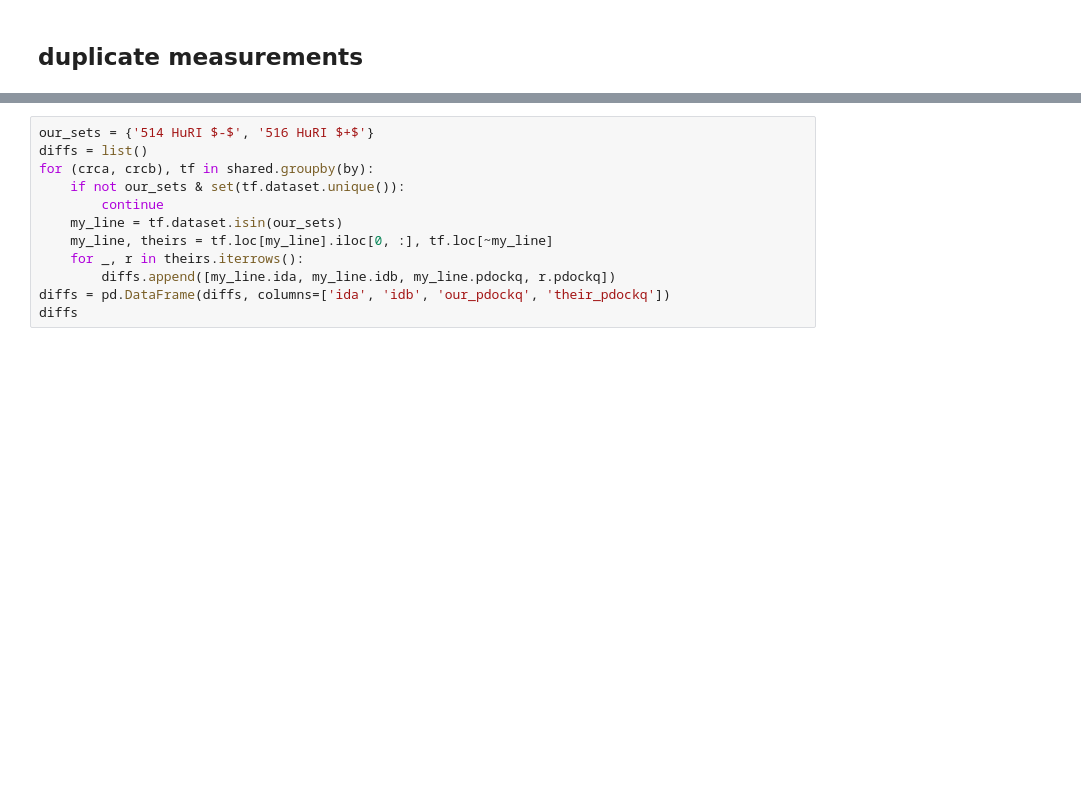
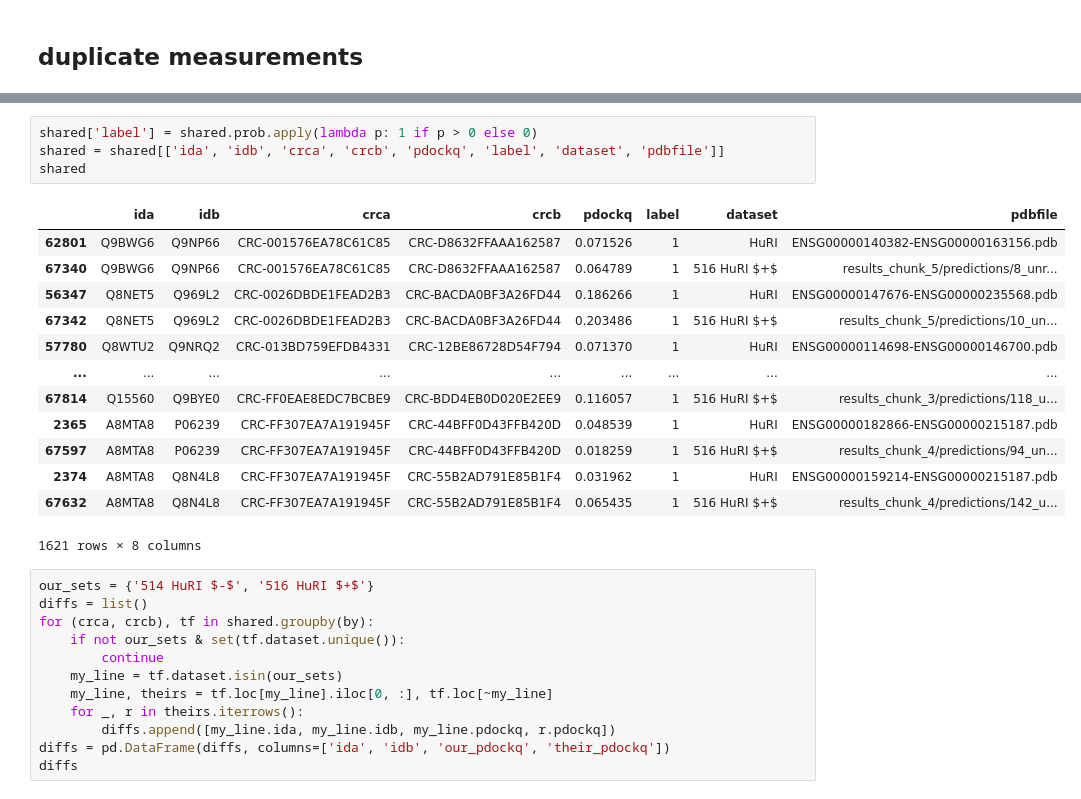
Before and after one commit to lkndl/ppi, a Jupyter notebook: colabfold/huintaf.ipynb, the cells around one changed output, grey strips where cells are left out. Drawn from its saved outputs; the diff is of its cells as text; blank space fills up the shorter version.

```diff
--- a/colabfold/huintaf.ipynb
+++ b/colabfold/huintaf.ipynb
@@ -709,4 +738,22 @@ hu.MAP            21
 Name: dataset, dtype: int64
+# %%
+shared['label'] = shared.prob.apply(lambda p: 1 if p > 0 else 0)
+shared = shared[['ida', 'idb', 'crca', 'crcb', 'pdockq', 'label', 'dataset', 'pdbfile']]
+shared
+# %% [output]
+|  | ida | idb | crca | crcb | pdockq | label | dataset | pdbfile |
+| 62801 | Q9BWG6 | Q9NP66 | CRC-001576EA78C61C85 | CRC-D8632FFAAA162587 | 0.071526 | 1 | HuRI | ENSG00000140382-ENSG00000163156.pdb |
+| 67340 | Q9BWG6 | Q9NP66 | CRC-001576EA78C61C85 | CRC-D8632FFAAA162587 | 0.064789 | 1 | 516 HuRI $+$ | results_chunk_5/predictions/8_unr... |
+| 56347 | Q8NET5 | Q969L2 | CRC-0026DBDE1FEAD2B3 | CRC-BACDA0BF3A26FD44 | 0.186266 | 1 | HuRI | ENSG00000147676-ENSG00000235568.pdb |
+| 67342 | Q8NET5 | Q969L2 | CRC-0026DBDE1FEAD2B3 | CRC-BACDA0BF3A26FD44 | 0.203486 | 1 | 516 HuRI $+$ | results_chunk_5/predictions/10_un... |
+| 57780 | Q8WTU2 | Q9NRQ2 | CRC-013BD759EFDB4331 | CRC-12BE86728D54F794 | 0.071370 | 1 | HuRI | ENSG00000114698-ENSG00000146700.pdb |
+| ... | ... | ... | ... | ... | ... | ... | ... | ... |
+| 67814 | Q15560 | Q9BYE0 | CRC-FF0EAE8EDC7BCBE9 | CRC-BDD4EB0D020E2EE9 | 0.116057 | 1 | 516 HuRI $+$ | results_chunk_3/predictions/118_u... |
+| 2365 | A8MTA8 | P06239 | CRC-FF307EA7A191945F | CRC-44BFF0D43FFB420D | 0.048539 | 1 | HuRI | ENSG00000182866-ENSG00000215187.pdb |
+| 67597 | A8MTA8 | P06239 | CRC-FF307EA7A191945F | CRC-44BFF0D43FFB420D | 0.018259 | 1 | 516 HuRI $+$ | results_chunk_4/predictions/94_un... |
+| 2374 | A8MTA8 | Q8N4L8 | CRC-FF307EA7A191945F | CRC-55B2AD791E85B1F4 | 0.031962 | 1 | HuRI | ENSG00000159214-ENSG00000215187.pdb |
+| 67632 | A8MTA8 | Q8N4L8 | CRC-FF307EA7A191945F | CRC-55B2AD791E85B1F4 | 0.065435 | 1 | 516 HuRI $+$ | results_chunk_4/predictions/142_u... |
+1621 rows × 8 columns
 # %%
 our_sets = {'514 HuRI $-$', '516 HuRI $+$'}
 diffs = list()
```
Also changed, not shown: parts of 39 cells of this notebook, 4 other files.
